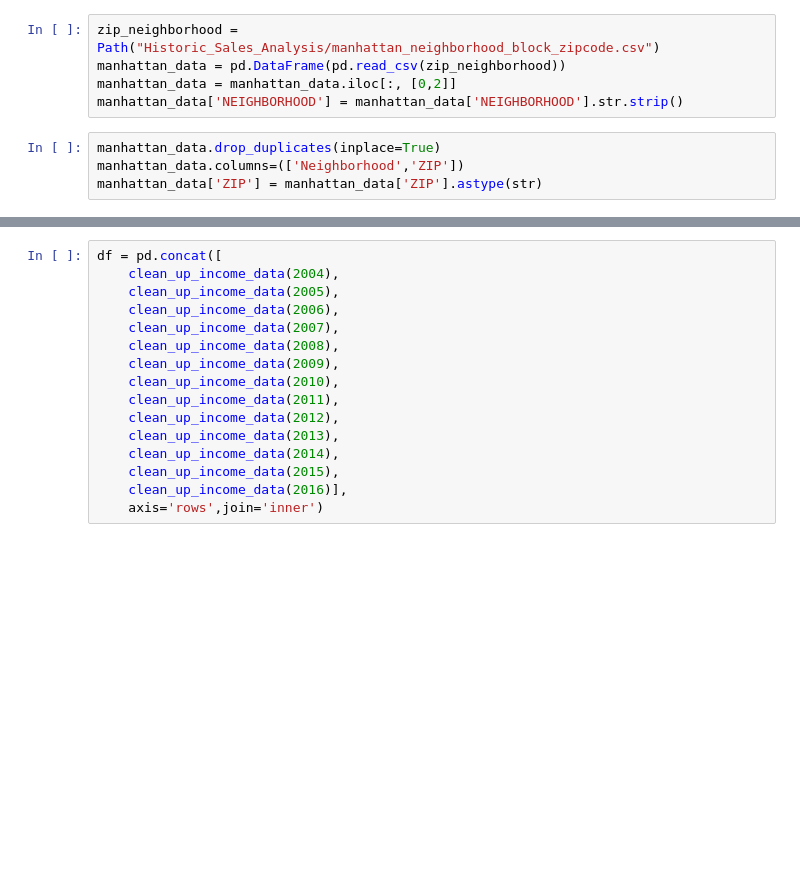
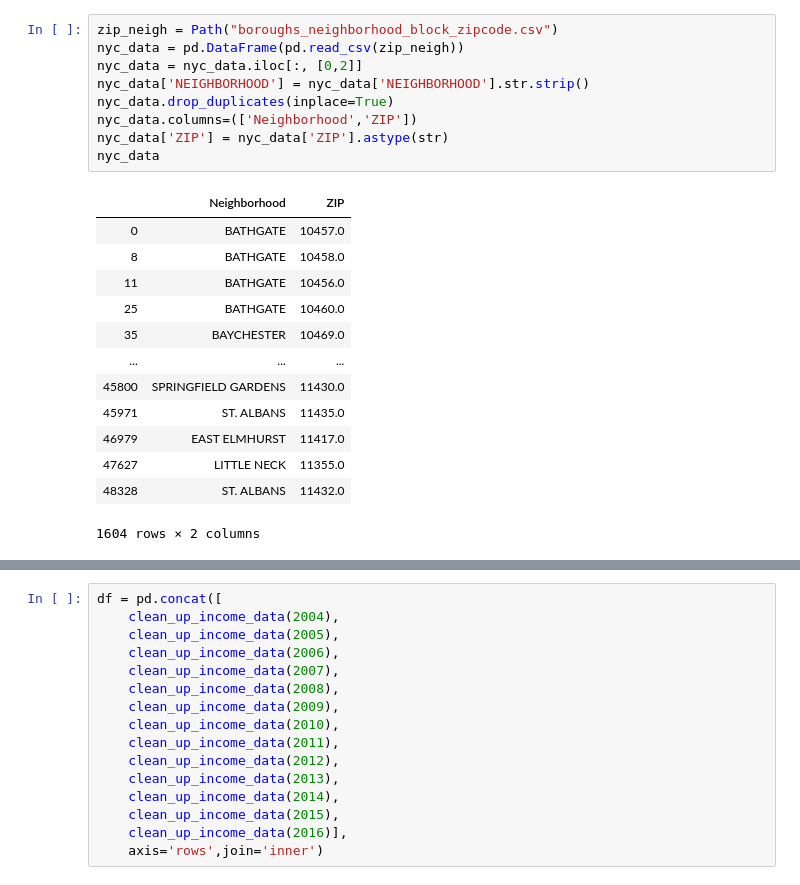
Before and after one commit to ekuo651/NYC-RE-Neighborhood-Trends, a Jupyter notebook: function_income_2009-2016.ipynb, the cells around one changed output, grey strips where cells are left out. Cells and saved outputs as stored; diff of their text form; blank space fills up the shorter version.

```diff
--- a/function_income_2009-2016.ipynb
+++ b/function_income_2009-2016.ipynb
@@ -18,12 +16,26 @@ from sklearn.preprocessing import MinMaxScaler
-# %%
-zip_neighborhood = Path("Historic_Sales_Analysis/manhattan_neighborhood_block_zipcode.csv")
-manhattan_data = pd.DataFrame(pd.read_csv(zip_neighborhood))
-manhattan_data = manhattan_data.iloc[:, [0,2]]
-manhattan_data['NEIGHBORHOOD'] = manhattan_data['NEIGHBORHOOD'].str.strip()
-# %%
-manhattan_data.drop_duplicates(inplace=True)
-manhattan_data.columns=(['Neighborhood','ZIP'])
-manhattan_data['ZIP'] = manhattan_data['ZIP'].astype(str)
+# %%
+zip_neigh = Path("boroughs_neighborhood_block_zipcode.csv")
+nyc_data = pd.DataFrame(pd.read_csv(zip_neigh))
+nyc_data = nyc_data.iloc[:, [0,2]]
+nyc_data['NEIGHBORHOOD'] = nyc_data['NEIGHBORHOOD'].str.strip()
+nyc_data.drop_duplicates(inplace=True)
+nyc_data.columns=(['Neighborhood','ZIP'])
+nyc_data['ZIP'] = nyc_data['ZIP'].astype(str)
+nyc_data
+# %% [output]
+|  | Neighborhood | ZIP |
+| 0 | BATHGATE | 10457.0 |
+| 8 | BATHGATE | 10458.0 |
+| 11 | BATHGATE | 10456.0 |
+| 25 | BATHGATE | 10460.0 |
+| 35 | BAYCHESTER | 10469.0 |
+| ... | ... | ... |
+| 45800 | SPRINGFIELD GARDENS | 11430.0 |
+| 45971 | ST. ALBANS | 11435.0 |
+| 46979 | EAST ELMHURST | 11417.0 |
+| 47627 | LITTLE NECK | 11355.0 |
+| 48328 | ST. ALBANS | 11432.0 |
+1604 rows × 2 columns
 # %%
 def clean_up_income_data(year):
     if (year >=2004 and year <= 2006) or year == 2008:
```
Also changed, not shown: parts of 8 cells of this notebook, 4 other files.
